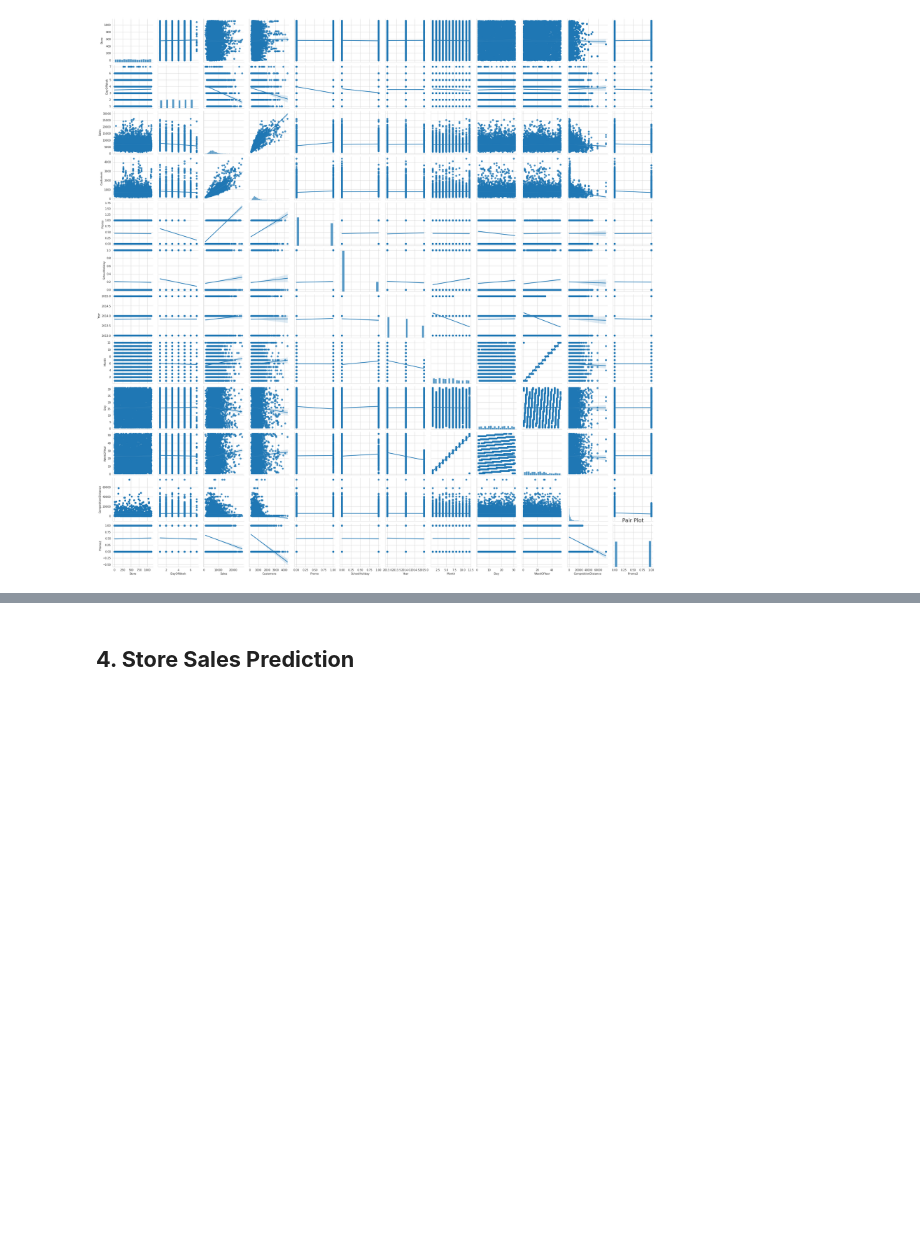
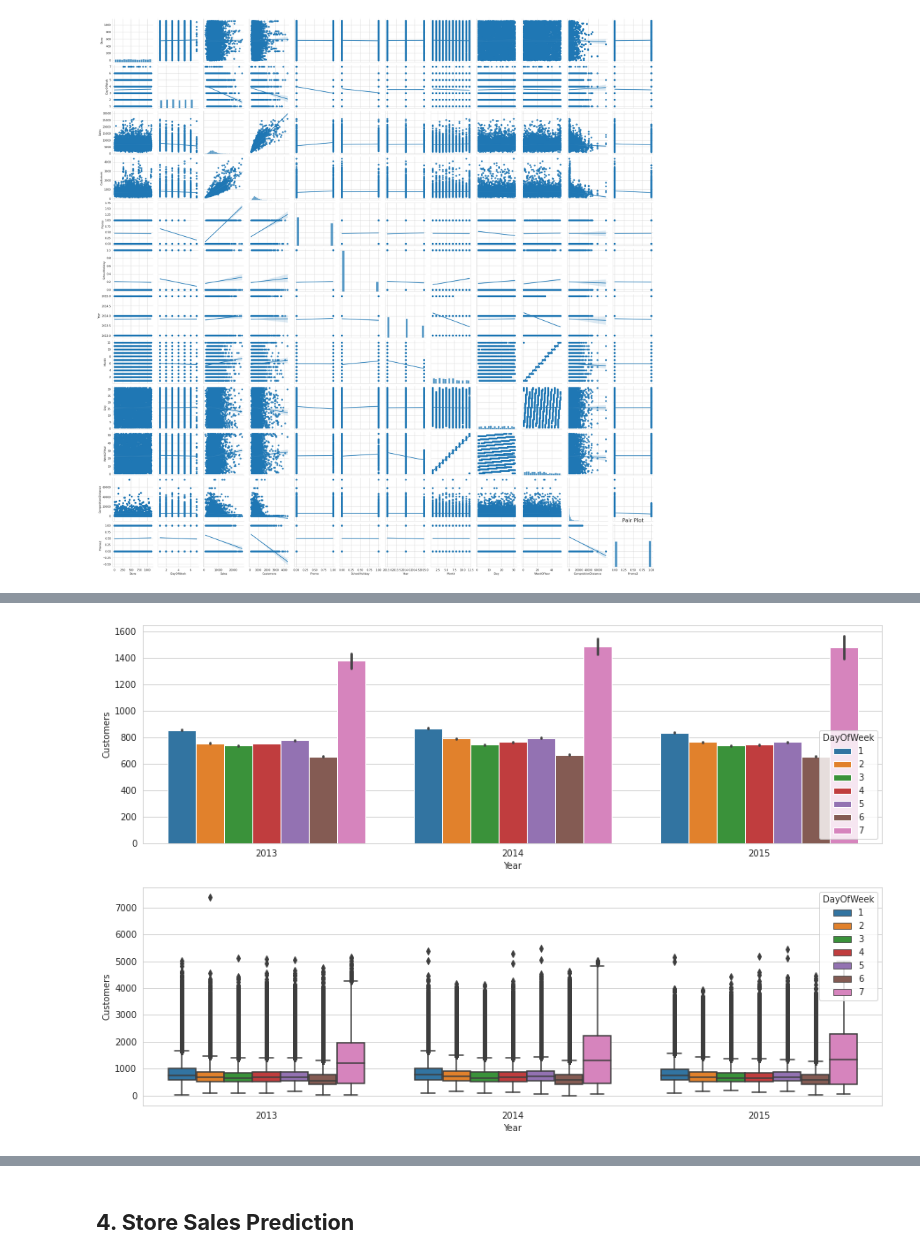
Before and after one commit to Mayank0195/Capstone_Project_ML_Regression_Retail_Sales_Prediction, a Jupyter notebook: Rossmann_Sales_Prediction.ipynb, the cells around one changed output, grey strips where cells are left out. Cells and saved outputs as stored; diff of their text form; code cells hidden in the pictures; blank space fills up the shorter version.

```diff
--- a/Rossmann_Sales_Prediction.ipynb
+++ b/Rossmann_Sales_Prediction.ipynb
@@ -582,0 +605,4 @@ Text(0.5, 1.0, 'Pair Plot')
+# %%
+plotter("Year" , "Customers")
+# %% [output]
+[figure, added]
```
Also changed, not shown: parts of 24 cells of this notebook.
